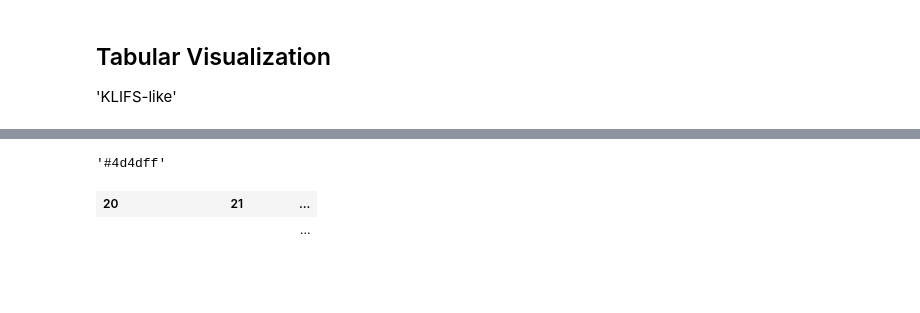
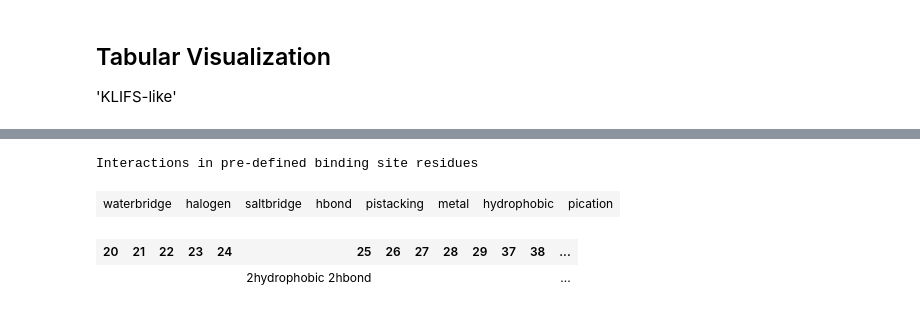
Before and after one commit to volkamerlab/plipify, a Jupyter notebook: plipify/Plipify.ipynb, the cells around one changed output, grey strips where cells are left out. Drawn from its saved outputs; the diff is of its cells as text; code cells hidden in the pictures; blank space fills up the shorter version.

Commit message:
tooltips and table styling

```diff
--- a/plipify/Plipify.ipynb
+++ b/plipify/Plipify.ipynb
@@ -329,9 +264,12 @@ def get_key(my_dict,val):
     return "key doesn't exist"
 
 def cell_colour(fp_index, interaction_index):
-    #key = interaction_index.keys()[interaction_index.values().index(fp_index)]
     interaction_type = interaction_index[fp_index]
     interaction_colour = int_colours[interaction_type]
-    return interaction_colour
+    return interaction_colour, interaction_type
-# %% [output]
-'#4d4dff'
+# %%
+html_legend = '<h3>Interactions in pre-defined binding site residues</h3><table><tr>'
+for key in int_colours:
+    html_legend = html_legend + '<td style="color:#fff; font-weight:bold; background-color:'+int_colours[key]+';text-align:center">'+key+'</td>'
+html_legend = html_legend + '</tr></table>'
+#display(HTML(html_legend))
@@ -338,34 +321,30 @@ def cell_colour(fp_index, interaction_index):
 # %%
+res_fp = list(divide_list(count_fp,len(int_types))) # divide fp for each redisue
 residues = read_residues(residue_file)
 ints = len(int_types)
-html_str = '<table style="border:1px solid black;"><tr>'
+html_str = html_str +'<table style="border:1px solid;border-color:#9698ed"><tr>'
 for res in residues:
-    html_str = html_str+'<th style="border:1px solid black; text-align:center" colspan='+str(ints)+'>'+str(res)+'</th>'
+    html_str = html_str+'<th style="color:#fff;border:1px solid;border-color:#9698ed;background-color:#9698ed; text-align:center">'+str(res)+'</th>'
 
 html_str = html_str+'</tr><tr>'
 
 fp_index = 0
-border_count = 0
-for i in count_fp:
-    if i==0:
-        if border_count == 8:
-            html_str = html_str+'<td></td>'
-            border_count = 0
+for res in res_fp:
+    html_str = html_str+'<td style="border:1px solid;border-color:#9698ed;"><table><tr>'
+    for i in res:
+        if i==0:
+            html_str = html_str+'<td style="background-color:#ffffff"></td>'
         else:
-            html_str = html_str+'<td>'+'</td>'
-    else:
-        interaction_colour = cell_colour(fp_index, interaction_index)
-        if border_count == 8:
-            html_str = html_str+'<td style="background-color:'+interaction_colour+'">'+str(i)+'</td>'
-            border_count = 0
-        else:
-            html_str = html_str+'<td style="background-color:'+interaction_colour+'">'+str(i)+'</td>'
-    fp_index += 1
-    border_count += 1
+            interaction_colour, interaction_type = cell_colour(fp_index, interaction_index)
+            html_str = html_str+'<td style="color:#fff; font-weight:bold; background-color:'+interaction_colour+'"><div class="ttooltip">'+str(i)+'<span class="ttooltiptext">'+interaction_type+'</span></div></td>'
+        fp_index += 1
+    html_str = html_str+'</tr></table></td>'
 
-html_str = html_str+'</tr></table>'
+html_str = html_str+'</tr></table></html>'
+display(HTML(html_legend))
+display(HTML(html_str))
+# %% [output]
+Interactions in pre-defined binding site residues
+| waterbridge | halogen | saltbridge | hbond | pistacking | metal | hydrophobic | pication |
+| 20 | 21 | 22 | 23 | 24 | 25 | 26 | 27 | 28 | 29 | 37 | 38 | ... |
+|  |  |  |  |  | 2hydrophobic 2hbond |  |  |  |  |  |  | ... |
-# %%
-display(HTML(html_str))
-# %% [output]
-| 20 |  |  |  |  |  |  |  | 21 |  |  |  | ... |
-|  |  |  |  |  |  |  |  |  |  |  |  | ... |
```
Also changed, not shown: parts of 12 cells of this notebook.
